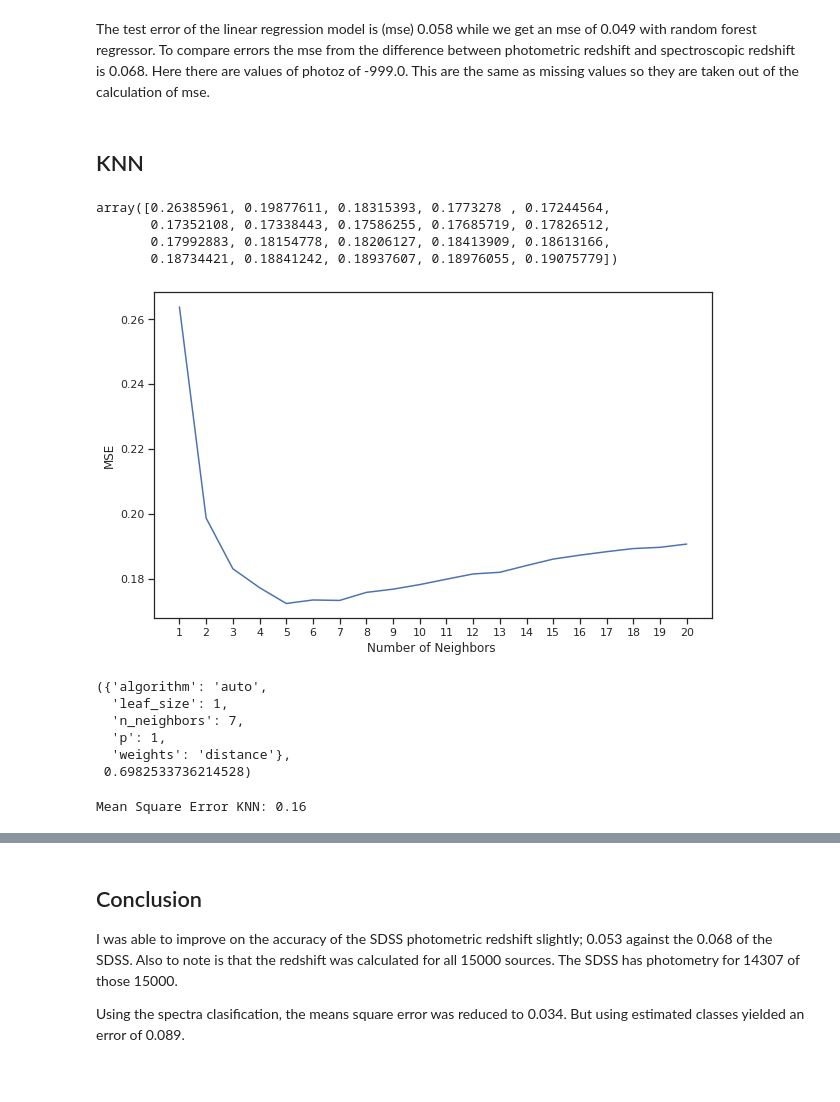
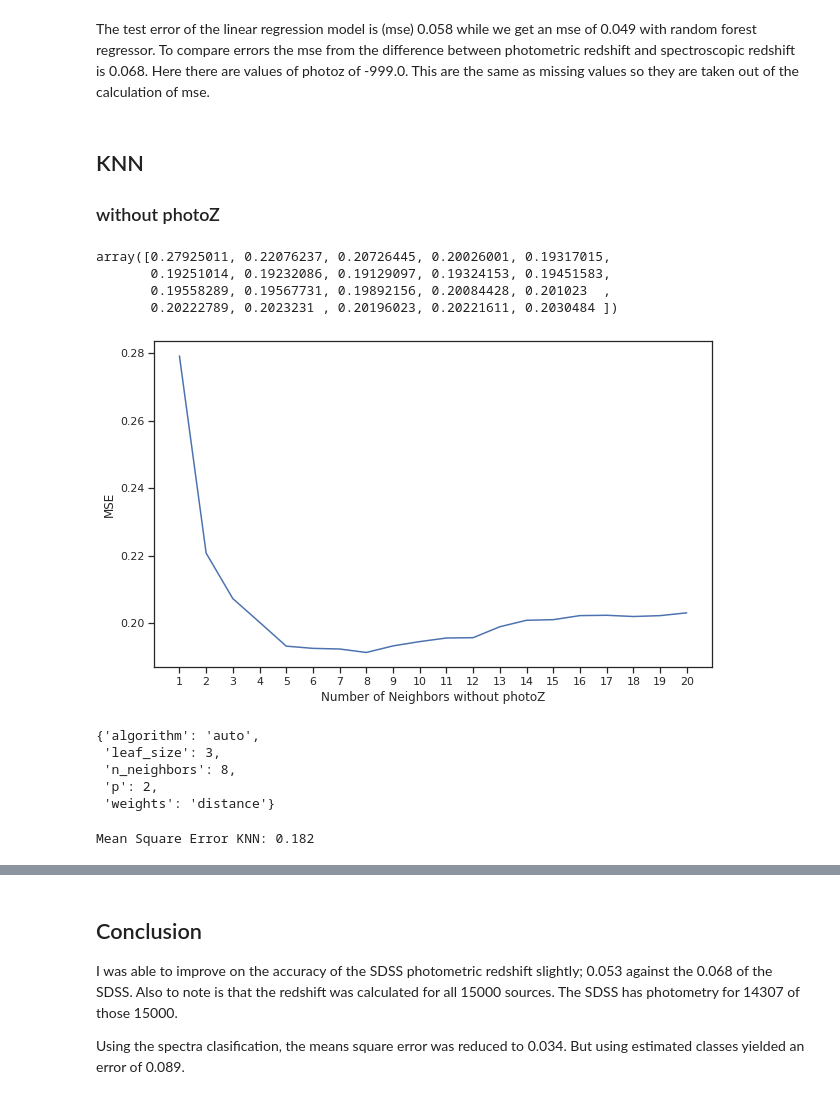
Before and after one commit to lifemannequin/Star_QSO_Galaxy, a Jupyter notebook: script_notebooks/determining_redshift.ipynb, the cells around one changed output, grey strips where cells are left out. Cells and saved outputs as stored; diff of their text form; code cells hidden in the pictures.

```diff
--- a/script_notebooks/determining_redshift.ipynb
+++ b/script_notebooks/determining_redshift.ipynb
@@ -470,7 +476,7 @@ X_scaled = pd.DataFrame(X_t, columns = X.columns)
 from sklearn.model_selection import train_test_split
 
 # Split the data into training and test sets
-X_train, X_test, y_train, y_test = train_test_split(X, y, test_size=0.3, random_state=42)
+X_train, X_test, y_train, y_test = train_test_split(X_scaled, y, test_size=0.3, random_state=42)
 
 print(f'Count of X_train = {X_train["dered_u"].count()}')
 print(f'Count of X_test = {X_test["dered_u"].count()}')
@@ -496,17 +498,17 @@ Name: z, dtype: float64
 from sklearn.ensemble import RandomForestRegressor
 from sklearn.model_selection import GridSearchCV
 from sklearn.model_selection import RandomizedSearchCV
-RF = RandomForestRegressor(oob_score=True, warm_start=True, random_state = 42)
-param_grid = {  'bootstrap': [True],
-                'max_features': ['log2','sqrt', None],
-                'n_estimators': range(50,500, 20),
-                'criterion': ['absolute_error', 'friedman_mse', 'poisson'],
-                 'max_depth':range(1, 200, 5),
-                 'min_samples_split' : [2, 5, 10],
-             }
-rf= RandomizedSearchCV(RF, param_distributions = param_grid, n_jobs=-1)
+#RF = RandomForestRegressor(oob_score=True, warm_start=True, random_state = 42)
+#param_grid = {  'bootstrap': [True],
+#                'max_features': ['log2','sqrt', None],
+#                'n_estimators': range(50,500, 20),
+#                'criterion': ['absolute_error', 'friedman_mse', 'poisson'],
+#                 'max_depth':range(1, 200, 5),
+#                 'min_samples_split' : [2, 5, 10],
+#             }
+#rf= RandomizedSearchCV(RF, param_distributions = param_grid, n_jobs=-1)
 
 # Train the model on training data
-rf.fit(X_train, y_train);
-predictions = rf.predict(X_test)
+#rf.fit(X_train, y_train);
+#predictions = rf.predict(X_test)
 # %%
@@ -539,6 +529,7 @@ Mean Square Error SDSS: 0.054
 The test error of the linear regression model is (mse) 0.058 while we get an mse of 0.049 with random forest regressor. To compare errors the mse from the difference between photometric redshift and spectroscopic redshift is 0.068. Here there are values of photoz of -999.0. This are the same as missing values so they are taken out of the calculation of mse.
 # %% [markdown]
 ## KNN
+### without photoZ
 # %%
 from sklearn.neighbors import KNeighborsRegressor
 # calculating the accuracy of models with different values of k
@@ -552,20 +543,20 @@ for i in range(1,n+1):
 
 mse
 # %% [output]
-array([0.26385961, 0.19877611, 0.18315393, 0.1773278 , 0.17244564,
-       0.17352108, 0.17338443, 0.17586255, 0.17685719, 0.17826512,
-       0.17992883, 0.18154778, 0.18206127, 0.18413909, 0.18613166,
-       0.18734421, 0.18841242, 0.18937607, 0.18976055, 0.19075779])
+array([0.27925011, 0.22076237, 0.20726445, 0.20026001, 0.19317015,
+       0.19251014, 0.19232086, 0.19129097, 0.19324153, 0.19451583,
+       0.19558289, 0.19567731, 0.19892156, 0.20084428, 0.201023  ,
+       0.20222789, 0.2023231 , 0.20196023, 0.20221611, 0.2030484 ])
 # %%
 loc = np.arange(1,n+1,step=1.0)
 plt.figure(figsize = (10, 6))
 plt.plot(range(1, n+1), mse)
 plt.xticks(loc)
-plt.xlabel('Number of Neighbors ')
+plt.xlabel('Number of Neighbors without photoZ')
 plt.ylabel('MSE')
 plt.show()
 # %% [output]
-[figure, old version]
+[figure, new version]
 # %%
 param_grid = {  'weights' : ['uniform', 'distance'],
                 'algorithm' : ['auto', 'ball_tree', 'kd_tree', 'brute'],
@@ -577,18 +568,18 @@ param_grid = {  'weights' : ['uniform', 'distance'],
 knr = GridSearchCV(KNeighborsRegressor(), param_grid, n_jobs = -1 )
 KNR = knr.fit(X_train, y_train)
 # %%
-KNR.best_params_ ,KNR.best_score_
+KNR.best_params_
 # %% [output]
-({'algorithm': 'auto',
-  'leaf_size': 1,
-  'n_neighbors': 7,
-  'p': 1,
-  'weights': 'distance'},
- 0.6982533736214528)
+{'algorithm': 'auto',
+ 'leaf_size': 3,
+ 'n_neighbors': 8,
+ 'p': 2,
+ 'weights': 'distance'}
 # %%
 # fit the model and predict the class
 y_pred_knr = KNR.predict(X_test)
 # %%
-print('Mean Square Error KNN:', round(mean_squared_error(y_test,y_pred_knr), 3))
+mse_KNR_all = mean_squared_error(y_test,y_pred_knr)
+print('Mean Square Error KNN:', round(mse_KNR_all, 3))
 # %% [output]
-Mean Square Error KNN: 0.16
+Mean Square Error KNN: 0.182
```
Also changed, not shown: parts of 40 cells of this notebook, 7 other files.
